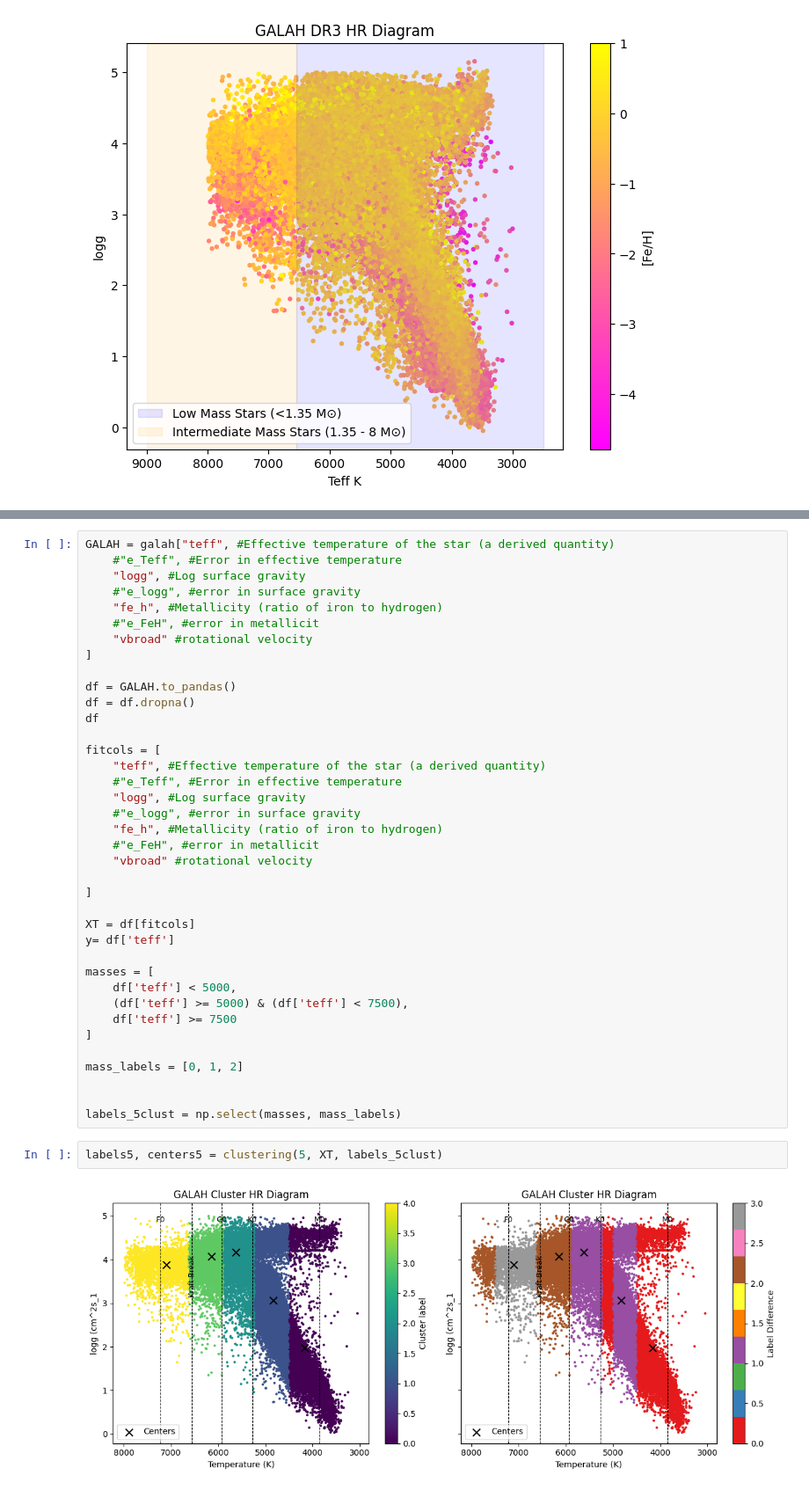
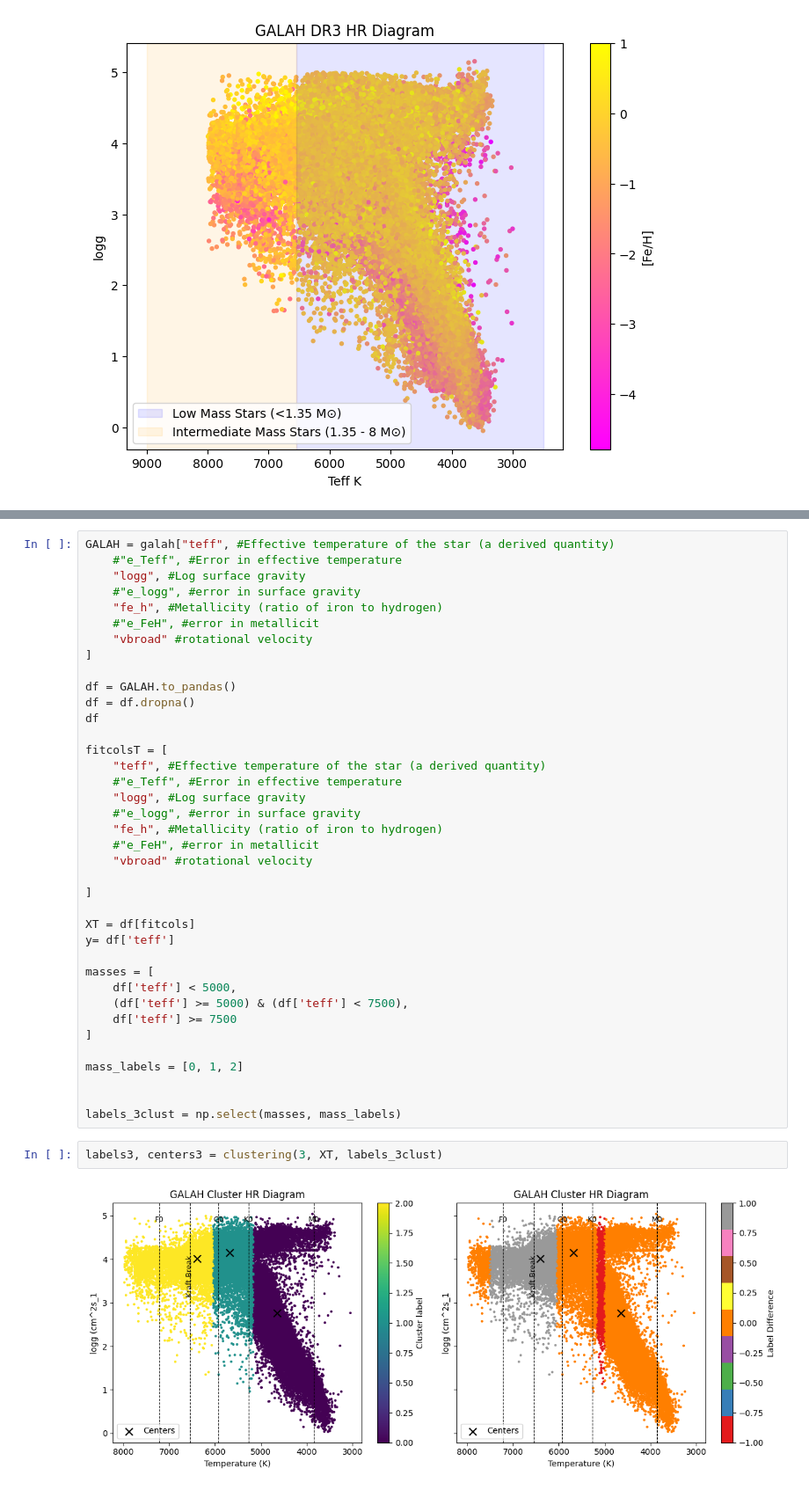
Before and after one commit to PK0207/geology_final_project, a Jupyter notebook: GALAH_sample.ipynb, the cells around one changed output, grey strips where cells are left out. Shown at 88% size. Saved outputs shown, nothing was run; the diff lists cells and outputs as text.

```diff
--- a/GALAH_sample.ipynb
+++ b/GALAH_sample.ipynb
@@ -131,7 +159,7 @@ df = GALAH.to_pandas()
 df = df.dropna()
 df
 
-fitcols = [
+fitcolsT = [
     "teff", #Effective temperature of the star (a derived quantity)
     #"e_Teff", #Error in effective temperature
     "logg", #Log surface gravity
@@ -154,8 +182,8 @@ masses = [
 mass_labels = [0, 1, 2]
 
 
-labels_5clust = np.select(masses, mass_labels)
+labels_3clust = np.select(masses, mass_labels)
 # %%
-labels5, centers5 = clustering(5, XT, labels_5clust)
+labels3, centers3 = clustering(3, XT, labels_3clust)
 # %% [output]
-[figure, old version]
+[figure, new version]
```
Also changed, not shown: parts of 25 cells of this notebook, 2 other files.
